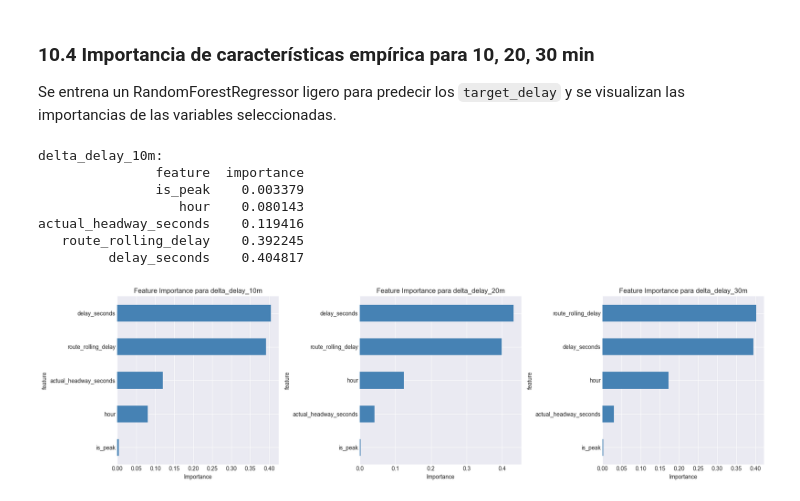
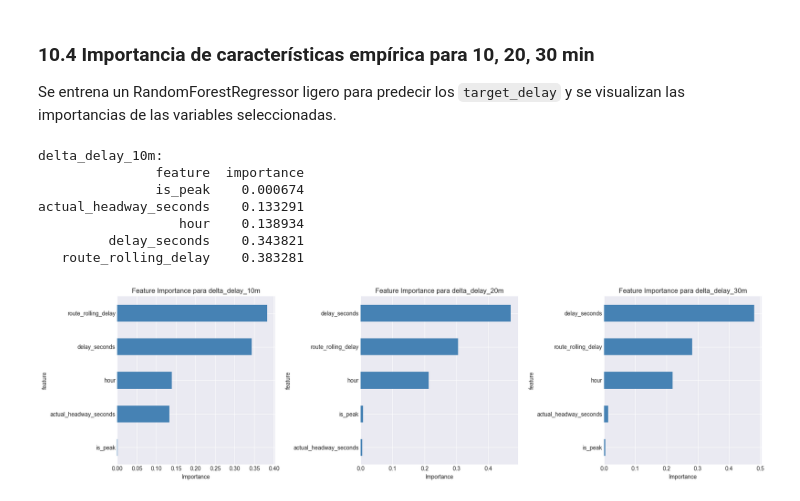
Before and after one commit to UCM-GIDIA-PD1/c2526-R5, a Jupyter notebook: notebooks/gtfs_historico/eda_gtfs_cleaned.ipynb, the cells around one changed output. Drawn from its saved outputs; the diff is of its cells as text; code cells hidden in the pictures.

```diff
--- a/notebooks/gtfs_historico/eda_gtfs_cleaned.ipynb
+++ b/notebooks/gtfs_historico/eda_gtfs_cleaned.ipynb
@@ -33,8 +33,8 @@ if not access_key or not secret_key:
     raise ValueError("Las variables de entorno MINIO_ACCESS_KEY y MINIO_SECRET_KEY no están definidas")
 
 # Descargar datos
-START_DATE = "2025-06-10"
-END_DATE = "2025-10-16"
+START_DATE = "2025-08-10"
+END_DATE = "2025-09-16"
 
 dates = pd.date_range(start=START_DATE, end=END_DATE).strftime("%Y-%m-%d").tolist()
 dfs = []
@@ -644,7 +649,7 @@ X = df_ml[feature_cols].fillna(0)
 y = df_ml['delay_seconds'].fillna(0)
 
 print("\nEntrenando Random Forest...")
-rf = RandomForestRegressor(n_estimators=50, max_depth=8, random_state=42, n_jobs=-1)
+rf = RandomForestRegressor(n_estimators=20, max_depth=8, random_state=42, n_jobs=-1)
 rf.fit(X, y)
 
 importance_df = pd.DataFrame({
@@ -1083,37 +1102,37 @@ features = ['delay_seconds', 'route_rolling_delay',
 fig, axes = plt.subplots(1, 3, figsize=(18, 5))
 
 for idx, delta in enumerate(delta_cols):
     # preparar subset sin NaNs
     ml = df_full.dropna(subset=[delta]).copy()
     X = ml[features].fillna(0)
     y = ml[delta]
 
     # entrenar modelo ligero
-    rf = RandomForestRegressor(n_estimators=20, max_depth=5,
+    rf = RandomForestRegressor(n_estimators=30, max_depth=5,
                                random_state=42, n_jobs=-1)
     rf.fit(X, y)
 
     # extraer importancias
     imp = pd.DataFrame({'feature': features,
             'importance': rf.feature_importances_}).sort_values('importance', ascending=True)
 
     # graficar
     imp.plot(x='feature', y='importance', kind='barh', ax=axes[idx], legend=False, color='steelblue')
     axes[idx].set_title(f'Feature Importance para {delta}')
     axes[idx].set_xlabel('Importance')
 
     if idx == 0:
         print(f'\n{delta}:')
         print(imp.to_string(index=False))
 
 plt.tight_layout()
 plt.show()
 # %% [output]
 delta_delay_10m:
                feature  importance
-               is_peak    0.003379
-                  hour    0.080143
-actual_headway_seconds    0.119416
-   route_rolling_delay    0.392245
-         delay_seconds    0.404817
+               is_peak    0.000674
+actual_headway_seconds    0.133291
+                  hour    0.138934
+         delay_seconds    0.343821
+   route_rolling_delay    0.383281
-[figure, old version]
+[figure, new version]
```
Also changed, not shown: parts of 25 cells of this notebook.
